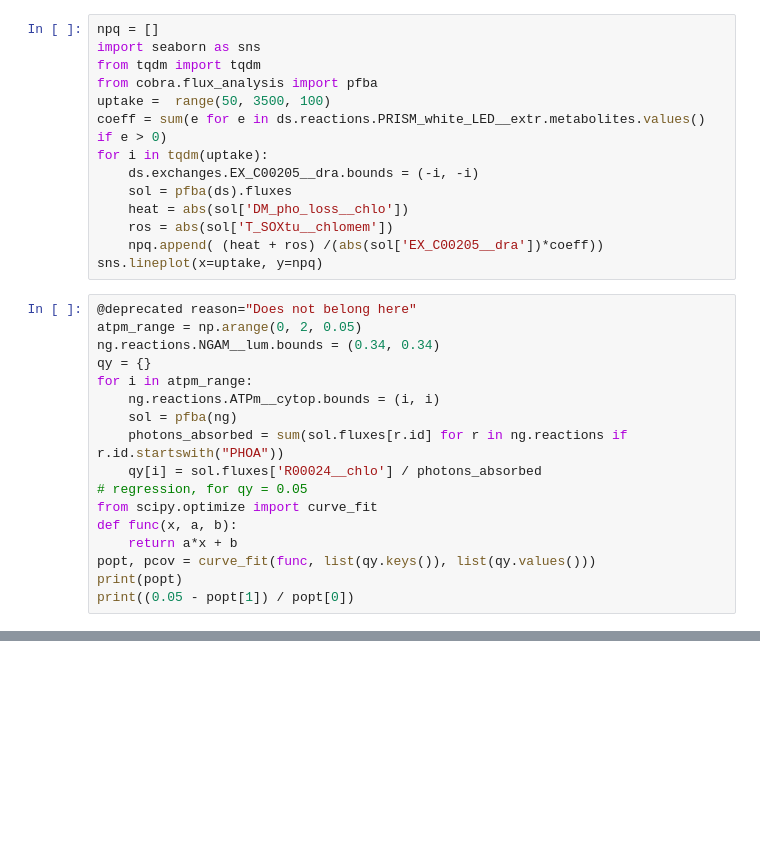
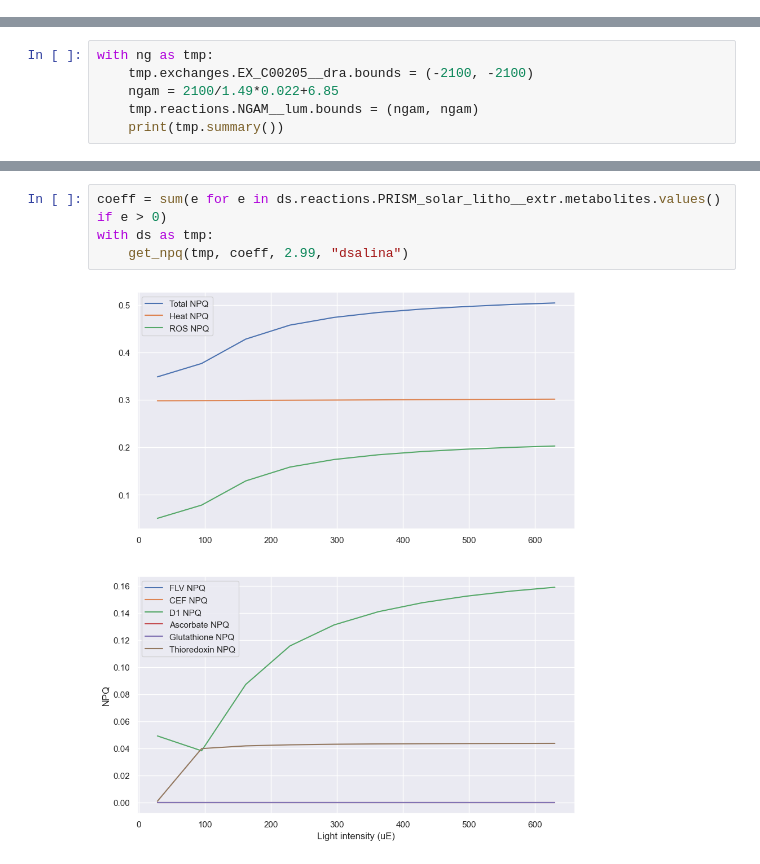
Before and after one commit to ecunha1996/model_analysis, a Jupyter notebook: code/light_evaluation.ipynb, the cells around one changed output, grey strips where cells are left out. Saved outputs shown, nothing was run; the diff lists cells and outputs as text; blank space fills up the shorter version.

```diff
--- a/code/light_evaluation.ipynb
+++ b/code/light_evaluation.ipynb
@@ -129,31 +55,0 @@ Text(0, 0.5, 'O2 production (mmol gDW^-1 d^-1)')
-# %%
-npq = []
-import seaborn as sns
-from tqdm import tqdm
-from cobra.flux_analysis import pfba
-uptake =  range(50, 3500, 100)
-coeff = sum(e for e in ds.reactions.PRISM_white_LED__extr.metabolites.values() if e > 0)
-for i in tqdm(uptake):
-    ds.exchanges.EX_C00205__dra.bounds = (-i, -i)
-    sol = pfba(ds).fluxes
-    heat = abs(sol['DM_pho_loss__chlo'])
-    ros = abs(sol['T_SOXtu__chlomem'])
-    npq.append( (heat + ros) /(abs(sol['EX_C00205__dra'])*coeff))
-sns.lineplot(x=uptake, y=npq)
-# %%
-@deprecated reason="Does not belong here"
-atpm_range = np.arange(0, 2, 0.05)
-ng.reactions.NGAM__lum.bounds = (0.34, 0.34)
-qy = {}
-for i in atpm_range:
-    ng.reactions.ATPm__cytop.bounds = (i, i)
-    sol = pfba(ng)
-    photons_absorbed = sum(sol.fluxes[r.id] for r in ng.reactions if r.id.startswith("PHOA"))
-    qy[i] = sol.fluxes['R00024__chlo'] / photons_absorbed
-# regression, for qy = 0.05
-from scipy.optimize import curve_fit
-def func(x, a, b):
-    return a*x + b
-popt, pcov = curve_fit(func, list(qy.keys()), list(qy.values()))
-print(popt)
-print((0.05 - popt[1]) / popt[0])
@@ -159,0 +77,6 @@ print((0.05 - popt[1]) / popt[0])
+# %%
+with ng as tmp:
+    tmp.exchanges.EX_C00205__dra.bounds = (-2100, -2100)
+    ngam = 2100/1.49*0.022+6.85
+    tmp.reactions.NGAM__lum.bounds = (ngam, ngam)
+    print(tmp.summary())
@@ -159,0 +160,6 @@ print((0.05 - popt[1]) / popt[0])
+# %%
+coeff = sum(e for e in ds.reactions.PRISM_solar_litho__extr.metabolites.values() if e > 0)
+with ds as tmp:
+    get_npq(tmp, coeff, 2.99, "dsalina")
+# %% [output]
+[figure, added]
```
Also changed, not shown: parts of 21 cells of this notebook, 8 other files.
